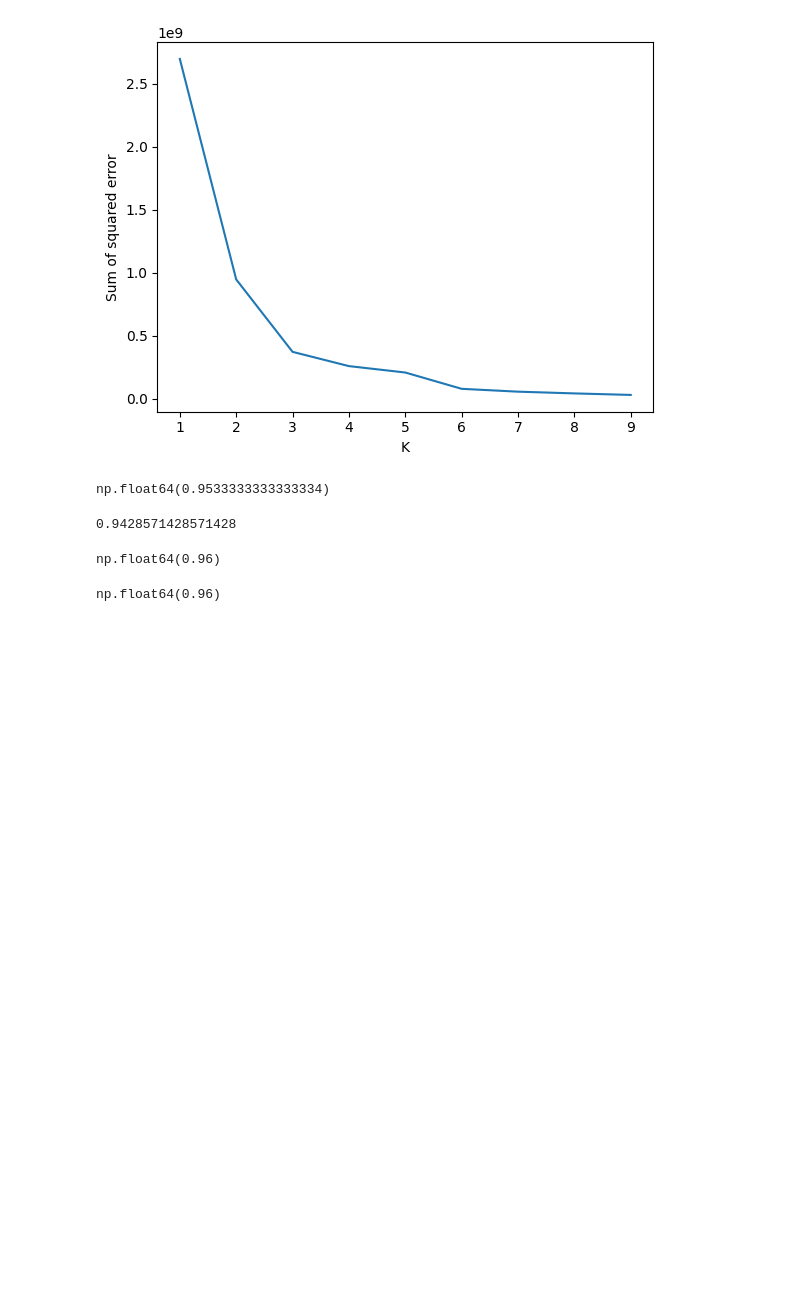
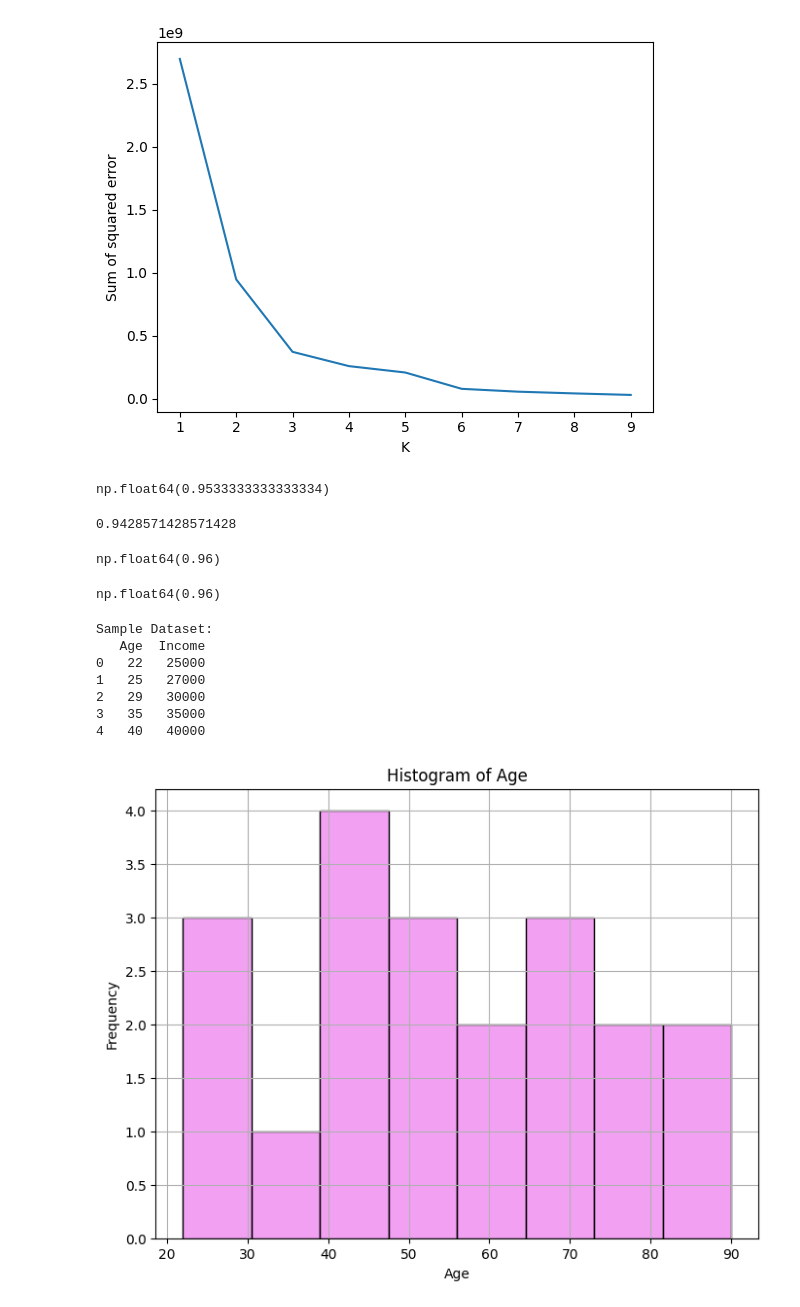
Before and after one commit to abhiii1801/Learning-AI-and-Machine-Leaning, a Jupyter notebook: ml_learn.ipynb, the cells around one changed output. Saved outputs shown, nothing was run; the diff lists cells and outputs as text; code cells hidden in the pictures; blank space fills up the shorter version.

```diff
--- a/ml_learn.ipynb
+++ b/ml_learn.ipynb
@@ -522,3 +522,62 @@ scores = cross_val_score(RandomForestClassifier(n_estimators=50), X, y, cv=5)
 scores.mean()
 # %% [output]
 np.float64(0.96)
+# %%
+import pandas as pd
+
+import seaborn as sns
+
+import matplotlib.pyplot as plt
+
+data = {
+
+    'Age': [22, 25, 29, 35, 40, 42, 45, 47, 50, 52, 54, 58, 60, 65, 70, 72, 75, 80, 85, 90],
+
+    'Income': [25000, 27000, 30000, 35000, 40000, 42000, 45000, 47000, 50000, 52000, 54000, 58000, 60000, 65000, 70000, 72000, 75000, 80000, 85000, 90000]
+
+}
+
+df = pd.DataFrame(data)
+
+print("Sample Dataset:")
+
+print(df.head())
+
+
+plt.figure(figsize=(8,6))
+
+sns.histplot(df['Age'], bins=8, kde=False, color='violet')
+
+plt.title('Histogram of Age')
+
+plt.xlabel('Age')
+
+plt.ylabel('Frequency')
+
+plt.grid(True)
+
+plt.show()
+
+plt.figure(figsize=(8,6))
+
+sns.histplot(df['Income'], bins=8, kde=True, color='red')
+
+plt.title('Histogram of Income with KDE')
+
+plt.xlabel('Income')
+
+plt.ylabel('Frequency')
+
+plt.grid(True)
+
+
+plt.show()
+# %% [output]
+Sample Dataset:
+   Age  Income
+0   22   25000
+1   25   27000
+2   29   30000
+3   35   35000
+4   40   40000
+[figure, added]
```
Also changed, not shown: parts of 3 cells of this notebook, 5 other files.
